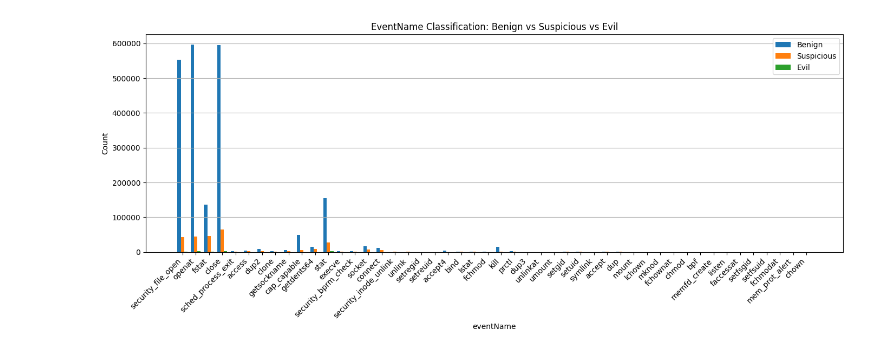
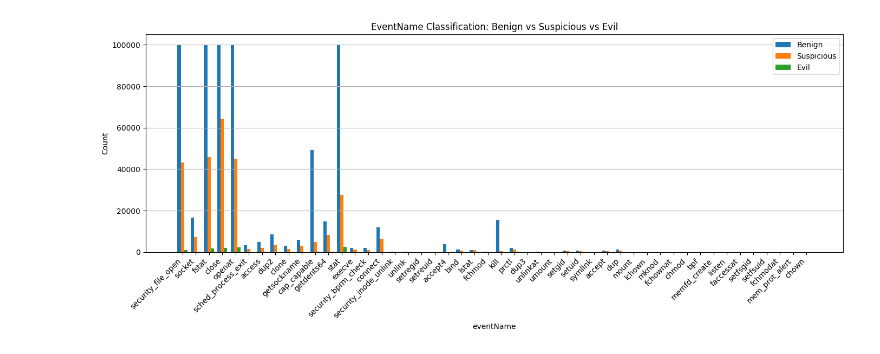
Before and after one commit to d-Dudas/uvt-big-data-coursework, a Jupyter notebook: source/visualize-syscall-data.ipynb, the cells around one changed output. Drawn from its saved outputs; the diff is of its cells as text; code cells hidden in the pictures.

```diff
--- a/source/visualize-syscall-data.ipynb
+++ b/source/visualize-syscall-data.ipynb
@@ -43,31 +43,37 @@ for file in dataset_files:
         elif label == "evil":
             event_classification[row["eventName"]]["evil"] += 1
         else:
             raise ValueError(f"Unknown label: {label}")
+
+# top limit 100.000 for each class
+for event in event_classification:
+    for label in event_classification[event]:
+        if event_classification[event][label] > 100000:
+            event_classification[event][label] = 100000
 
 # Data
 event_names = list(event_classification.keys())
 benign_counts = [event_classification[e]["benign"] for e in event_names]
 sus_counts = [event_classification[e]["sus"] for e in event_names]
 evil_counts = [event_classification[e]["evil"] for e in event_names]
 
 x = np.arange(len(event_names))  # bar positions
 width = 0.25  # width of each bar
 
 # Plot grouped bars
 plt.figure(figsize=(14, 6))
 plt.bar(x - width, benign_counts, width, label='Benign')
 plt.bar(x,         sus_counts,   width, label='Suspicious')
 plt.bar(x + width, evil_counts,  width, label='Evil')
 
 # Labels and styling
 plt.title("EventName Classification: Benign vs Suspicious vs Evil")
 plt.xlabel("eventName")
 plt.ylabel("Count")
 plt.xticks(x, event_names, rotation=45, ha='right')
 plt.legend()
 plt.tight_layout()
 plt.grid(axis='y')
 plt.show()
 # %% [output]
-[figure, old version]
+[figure, new version]
```
Also changed, not shown: parts of 3 cells of this notebook, 4 other files.
